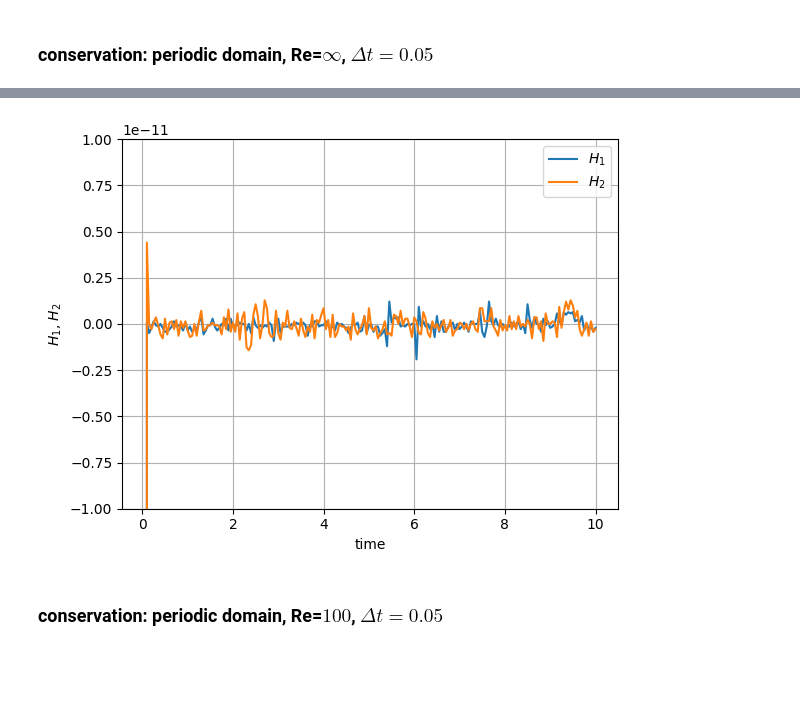
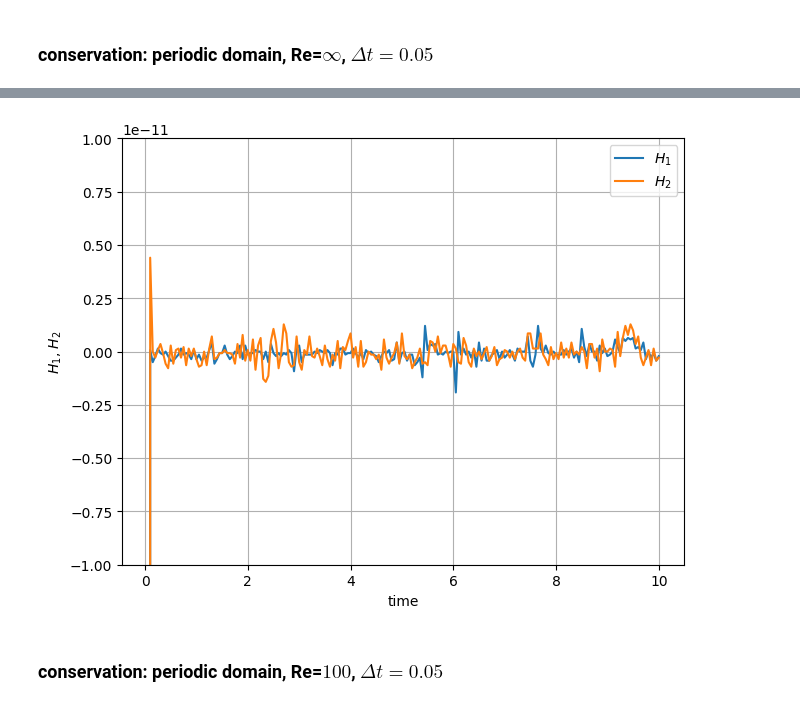
Before and after one commit to markusrenoldner/MEHCscheme, a Jupyter notebook: scripts/plots_periodic_cons.ipynb, the cells around one changed output, grey strips where cells are left out. Drawn from its saved outputs; the diff is of its cells as text; code cells hidden in the pictures; blank space fills up the shorter version.

```diff
--- a/scripts/plots_periodic_cons.ipynb
+++ b/scripts/plots_periodic_cons.ipynb
@@ -5,7 +5,7 @@ from numpy import genfromtxt
 # %% [markdown]
 ### conservation: periodic domain, Re=$\infty$, $\Delta t=0.05$
 # %%
-data = genfromtxt("../out/periodic_cons_invisc.txt", delimiter=',').flatten()
+data = genfromtxt("../out/rawdata/periodic_cons_invisc.txt", delimiter=',').flatten()
 
 time = data[0::8]
 m1 = data[1::8]
@@ -39,14 +41,15 @@ plt.savefig("../out/plots/periodic_cons_K_invisc.pdf")
 # %%
 plt.plot(time,h1,label="$H_1$")
 plt.plot(time,h2,label="$H_2$")
 plt.legend()
 plt.grid()
+plt.tight_layout()
 plt.ylim(-0.00000000001,0.00000000001)
 plt.xlabel("time")
 plt.ylabel("$H_1$, $H_2$")
 plt.savefig("../out/plots/periodic_cons_H_invisc.pdf")
 # %% [output]
-[figure, old version]
+[figure, new version]
 # %% [markdown]
 ### conservation: periodic domain, Re=$100$, $\Delta t=0.05$
 # %%
```
Also changed, not shown: parts of 9 cells of this notebook, 8 other files.
